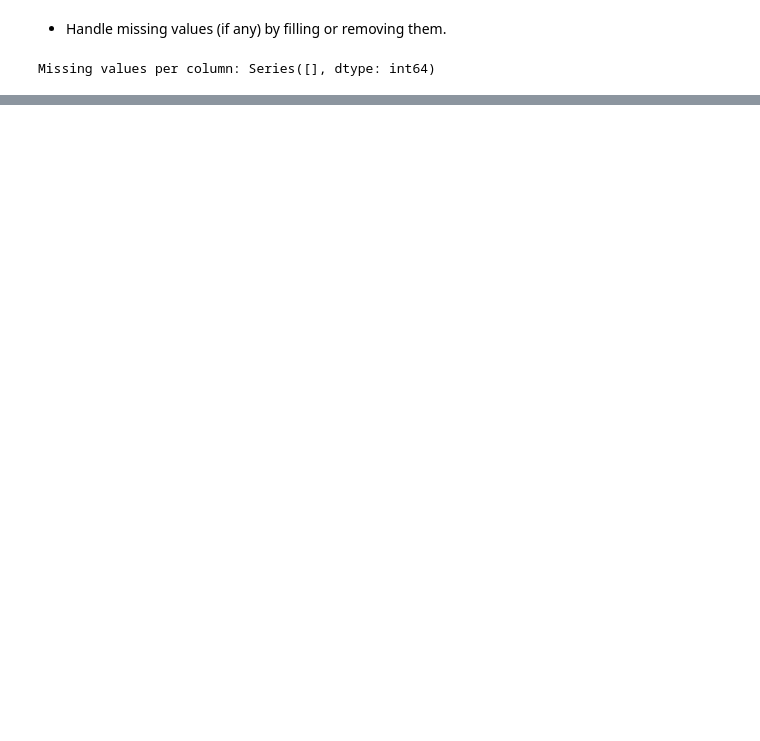
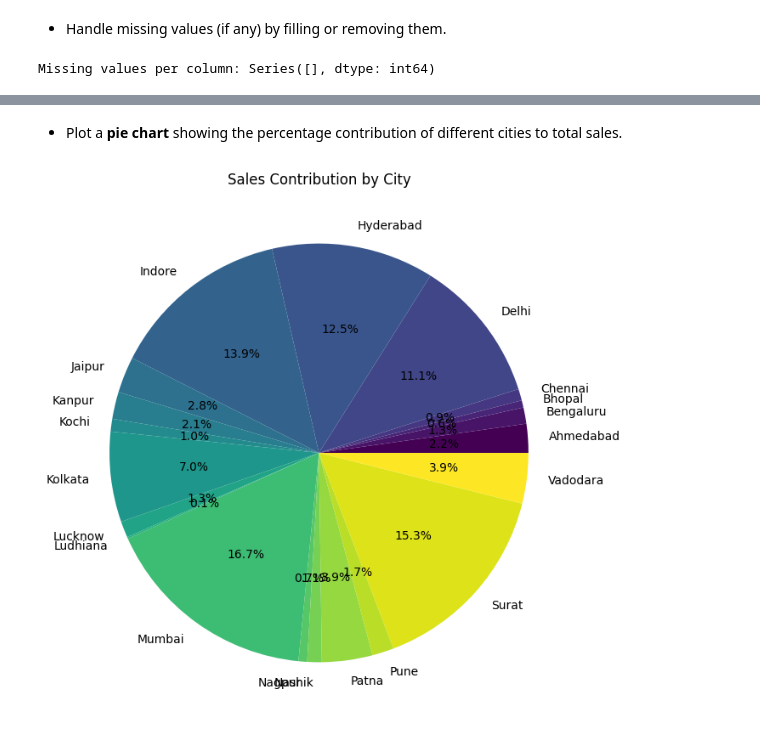
Before and after one commit to nilaysarma/IITG-Python-Projects, a Jupyter notebook: Week8/Retail_Sales_Data_Analysis.ipynb, the cells around one changed output, grey strips where cells are left out. Saved outputs shown, nothing was run; the diff lists cells and outputs as text; code cells hidden in the pictures; blank space fills up the shorter version.

```diff
--- a/Week8/Retail_Sales_Data_Analysis.ipynb
+++ b/Week8/Retail_Sales_Data_Analysis.ipynb
@@ -35,0 +154,10 @@ Missing values per column: Series([], dtype: int64)
+# %% [markdown]
+- Plot a **pie chart** showing the percentage contribution of different cities to total sales.
+# %%
+sales_by_city = df.groupby('City')['TotalPrice'].sum()
+sales_by_city.plot(kind='pie', autopct='%1.1f%%', figsize=(8, 8), colormap='viridis')
+plt.title('Sales Contribution by City')
+plt.ylabel('')
+plt.show()
+# %% [output]
+[figure, added]
```
Also changed, not shown: parts of 13 cells of this notebook.
